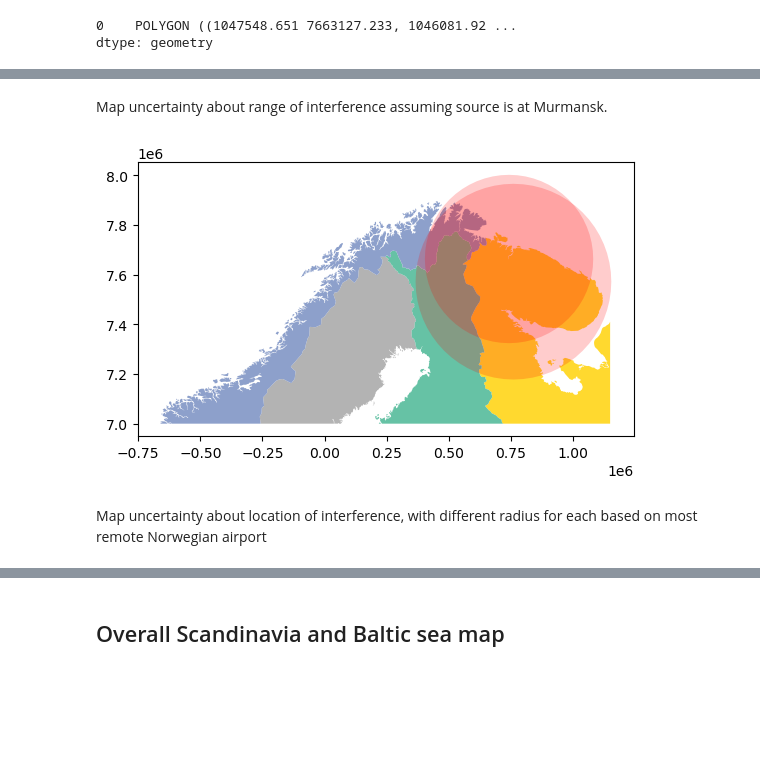
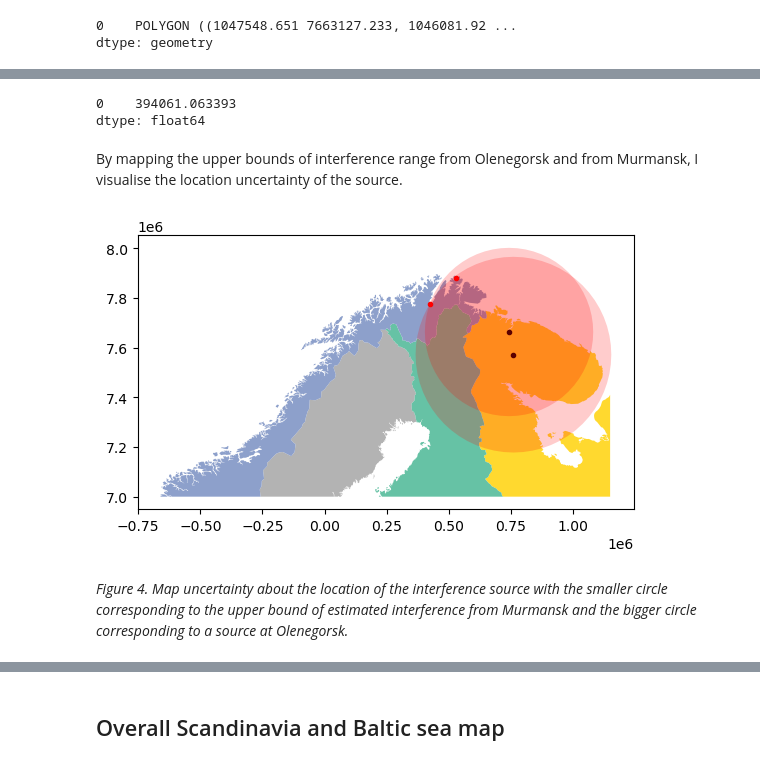
Before and after one commit to stelios-c/GPS_analysis, a Jupyter notebook: scandi_baltic/Finland_map.ipynb, the cells around one changed output, grey strips where cells are left out. Saved outputs shown, nothing was run; the diff lists cells and outputs as text; code cells hidden in the pictures; blank space fills up the shorter version.

```diff
--- a/scandi_baltic/Finland_map.ipynb
+++ b/scandi_baltic/Finland_map.ipynb
@@ -278,20 +280,37 @@ plt.show()
+# %%
+upper_olenya_radius=(norway_all_gdf
+ .set_index('icao')
+ .to_crs(local_utm)
+ .geometry
+ .apply(lambda df: df.distance(df2gdf(location2df(olenya_location,'olenya')).to_crs(local_utm).geometry))
+ .sort_values(0)
+ .iloc[0:7]
+ .max()
+)
+upper_olenya_radius
+# %% [output]
+0    394061.063393
+dtype: float64
 # %% [markdown]
-Map uncertainty about range of interference assuming source is at Murmansk.
+By mapping the upper bounds of interference range from Olenegorsk and from Murmansk, I visualise the location uncertainty of the source.
 # %%
 #murmansk_buff_gdf.explore()
 # %%
 ax = (world
  .assign(
      colour= world.SOVEREIGNT.where(world.SOVEREIGNT.str.match('Finland') |
                                     world.SOVEREIGNT.str.match('Norway') |
                                     world.SOVEREIGNT.str.match('Russia') ,
                                     'other')
  )
 ).to_crs(local_utm).clip([-1_000_000, 7_000_000, 1_150_000, 8_000_000]).plot(column='colour',cmap="Set2")
+norway_all_gdf.query('icao in ("ENMH","ENNA")').to_crs(local_utm).plot(ax=ax,color='red',marker='.')
+df2gdf(location2df(murmansk_location,'murmansk')).to_crs(local_utm).plot(ax=ax,color='black',marker='.')
+df2gdf(location2df(olenya_location,'olenya')).to_crs(local_utm).plot(ax=ax,color='black',marker='.')
 df2gdf(location2df(murmansk_location,'murmansk')).to_crs(local_utm).buffer(upper_buffer_radius).plot(ax=ax,color='red',alpha=0.2)
 df2gdf(location2df(olenya_location,'olenya')).to_crs(local_utm).buffer(upper_olenya_radius).plot(ax=ax,color='red',alpha=0.2)
 plt.show()
 # %% [output]
-[figure, old version]
+[figure, new version]
-# %% [markdown]
-Map uncertainty about location of interference, with different radius for each based on most remote Norwegian airport
+# %% [markdown]
+*Figure 4. Map uncertainty about the location of the interference source with the smaller circle corresponding to the upper bound of estimated interference from Murmansk and the bigger circle corresponding to a source at Olenegorsk.*
```
Also changed, not shown: parts of 30 cells of this notebook.
